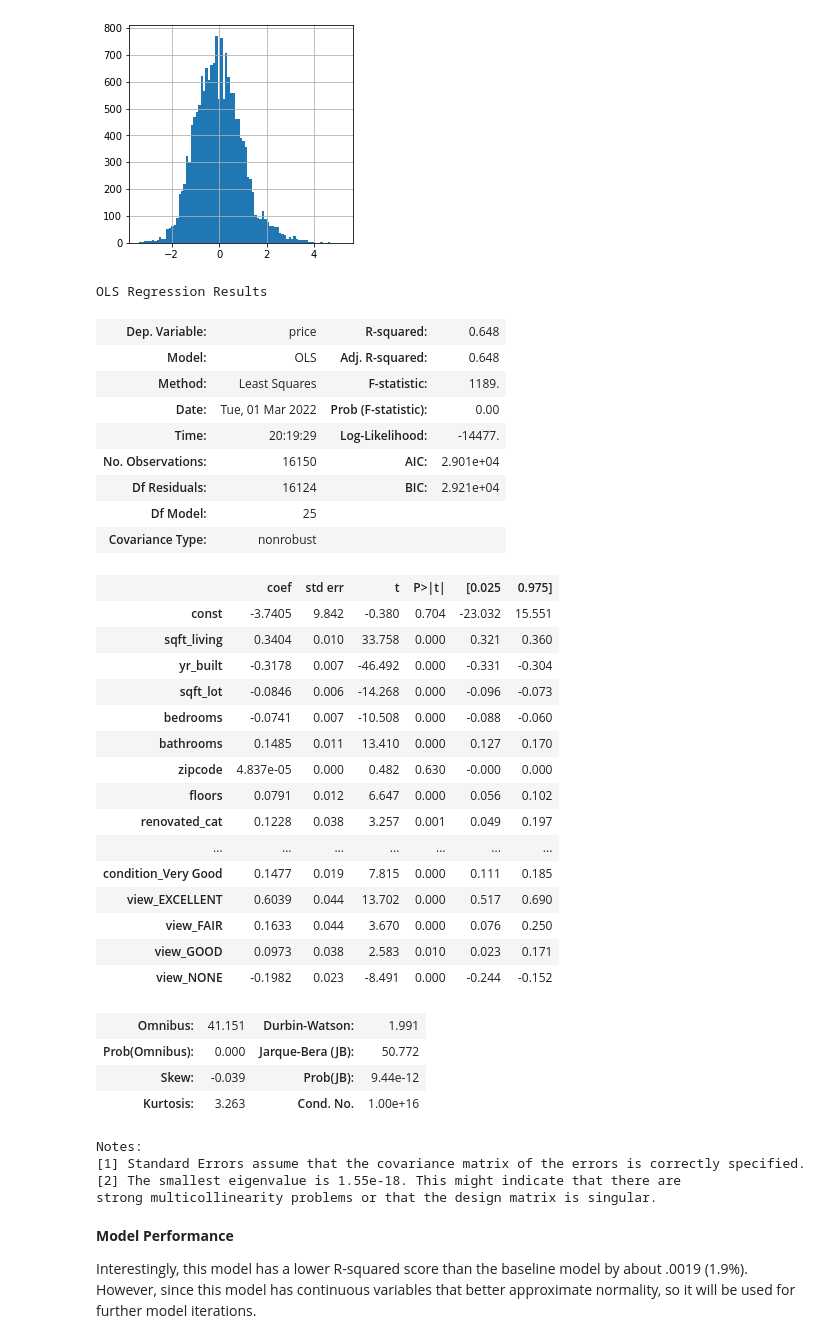
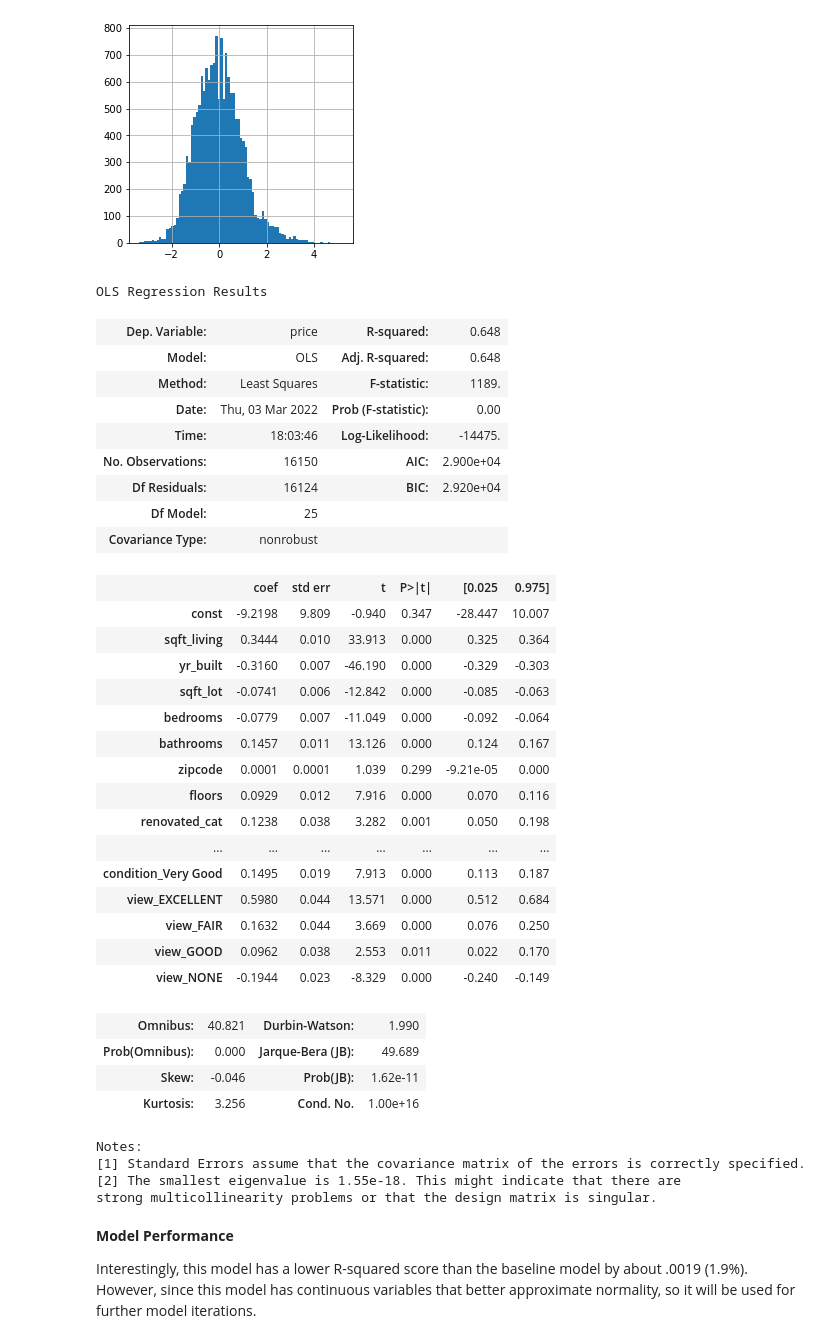
Before and after one commit to kevin-culver/home_sales_analysis, a Jupyter notebook: index_draft.ipynb, the cells around one changed output. Saved outputs shown, nothing was run; the diff lists cells and outputs as text; code cells hidden in the pictures.

```diff
--- a/index_draft.ipynb
+++ b/index_draft.ipynb
@@ -411,14 +412,17 @@ strong multicollinearity problems or that the design matrix is singular.
 # %% [markdown]
 ### Log Scaling & Normalizing Model
 # %%
+#continuous variables series names
 cont = ['sqft_living', 'yr_built', 'sqft_lot']
 
-X_train[cont] = np.log(X_train[cont])
+#log transforming continuous variables
+X_train_scaled = X_train.copy()
+X_train_scaled[cont] = np.log(X_train[cont])
 
 #normalization scaling function
 def normalizer(series):
     return (series-series.mean())/series.std()
 
 #applying normalization to data
-X_train[cont] = X_train[cont].apply(normalizer)
+X_train_scaled[cont] = X_train[cont].apply(normalizer)
 # %%
@@ -443,42 +447,42 @@ y_train_scaled.hist(figsize=[4,4], bins='auto');
 # %% [output]
 [figure]
 # %%
-X_train_log = sm.add_constant(X_train)
+X = sm.add_constant(X_train_scaled)
 
-scaled_model = sm.OLS(y_train_scaled, X_train_log).fit()
+scaled_model = sm.OLS(y_train_scaled, X).fit()
 
 scaled_model.summary()
 # %% [output]
 OLS Regression Results
 | Dep. Variable: | price | R-squared: | 0.648 |
 | Model: | OLS | Adj. R-squared: | 0.648 |
 | Method: | Least Squares | F-statistic: | 1189. |
-| Date: | Tue, 01 Mar 2022 | Prob (F-statistic): | 0.00 |
-| Time: | 20:19:29 | Log-Likelihood: | -14477. |
-| No. Observations: | 16150 | AIC: | 2.901e+04 |
-| Df Residuals: | 16124 | BIC: | 2.921e+04 |
+| Date: | Thu, 03 Mar 2022 | Prob (F-statistic): | 0.00 |
+| Time: | 18:03:46 | Log-Likelihood: | -14475. |
+| No. Observations: | 16150 | AIC: | 2.900e+04 |
+| Df Residuals: | 16124 | BIC: | 2.920e+04 |
 | Df Model: | 25 |  |  |
 | Covariance Type: | nonrobust |  |  |
 |  | coef | std err | t | P>|t| | [0.025 | 0.975] |
-| const | -3.7405 | 9.842 | -0.380 | 0.704 | -23.032 | 15.551 |
-| sqft_living | 0.3404 | 0.010 | 33.758 | 0.000 | 0.321 | 0.360 |
-| yr_built | -0.3178 | 0.007 | -46.492 | 0.000 | -0.331 | -0.304 |
-| sqft_lot | -0.0846 | 0.006 | -14.268 | 0.000 | -0.096 | -0.073 |
-| bedrooms | -0.0741 | 0.007 | -10.508 | 0.000 | -0.088 | -0.060 |
-| bathrooms | 0.1485 | 0.011 | 13.410 | 0.000 | 0.127 | 0.170 |
-| zipcode | 4.837e-05 | 0.000 | 0.482 | 0.630 | -0.000 | 0.000 |
-| floors | 0.0791 | 0.012 | 6.647 | 0.000 | 0.056 | 0.102 |
-| renovated_cat | 0.1228 | 0.038 | 3.257 | 0.001 | 0.049 | 0.197 |
+| const | -9.2198 | 9.809 | -0.940 | 0.347 | -28.447 | 10.007 |
+| sqft_living | 0.3444 | 0.010 | 33.913 | 0.000 | 0.325 | 0.364 |
+| yr_built | -0.3160 | 0.007 | -46.190 | 0.000 | -0.329 | -0.303 |
+| sqft_lot | -0.0741 | 0.006 | -12.842 | 0.000 | -0.085 | -0.063 |
+| bedrooms | -0.0779 | 0.007 | -11.049 | 0.000 | -0.092 | -0.064 |
+| bathrooms | 0.1457 | 0.011 | 13.126 | 0.000 | 0.124 | 0.167 |
+| zipcode | 0.0001 | 0.0001 | 1.039 | 0.299 | -9.21e-05 | 0.000 |
+| floors | 0.0929 | 0.012 | 7.916 | 0.000 | 0.070 | 0.116 |
+| renovated_cat | 0.1238 | 0.038 | 3.282 | 0.001 | 0.050 | 0.198 |
 | ... | ... | ... | ... | ... | ... | ... |
-| condition_Very Good | 0.1477 | 0.019 | 7.815 | 0.000 | 0.111 | 0.185 |
-| view_EXCELLENT | 0.6039 | 0.044 | 13.702 | 0.000 | 0.517 | 0.690 |
-| view_FAIR | 0.1633 | 0.044 | 3.670 | 0.000 | 0.076 | 0.250 |
-| view_GOOD | 0.0973 | 0.038 | 2.583 | 0.010 | 0.023 | 0.171 |
-| view_NONE | -0.1982 | 0.023 | -8.491 | 0.000 | -0.244 | -0.152 |
+| condition_Very Good | 0.1495 | 0.019 | 7.913 | 0.000 | 0.113 | 0.187 |
+| view_EXCELLENT | 0.5980 | 0.044 | 13.571 | 0.000 | 0.512 | 0.684 |
+| view_FAIR | 0.1632 | 0.044 | 3.669 | 0.000 | 0.076 | 0.250 |
+| view_GOOD | 0.0962 | 0.038 | 2.553 | 0.011 | 0.022 | 0.170 |
+| view_NONE | -0.1944 | 0.023 | -8.329 | 0.000 | -0.240 | -0.149 |
-| Omnibus: | 41.151 | Durbin-Watson: | 1.991 |
-| Prob(Omnibus): | 0.000 | Jarque-Bera (JB): | 50.772 |
-| Skew: | -0.039 | Prob(JB): | 9.44e-12 |
-| Kurtosis: | 3.263 | Cond. No. | 1.00e+16 |
+| Omnibus: | 40.821 | Durbin-Watson: | 1.990 |
+| Prob(Omnibus): | 0.000 | Jarque-Bera (JB): | 49.689 |
+| Skew: | -0.046 | Prob(JB): | 1.62e-11 |
+| Kurtosis: | 3.256 | Cond. No. | 1.00e+16 |
 Notes:
 [1] Standard Errors assume that the covariance matrix of the errors is correctly specified.
 [2] The smallest eigenvalue is 1.55e-18. This might indicate that there are
```
Also changed, not shown: parts of 40 cells of this notebook.
